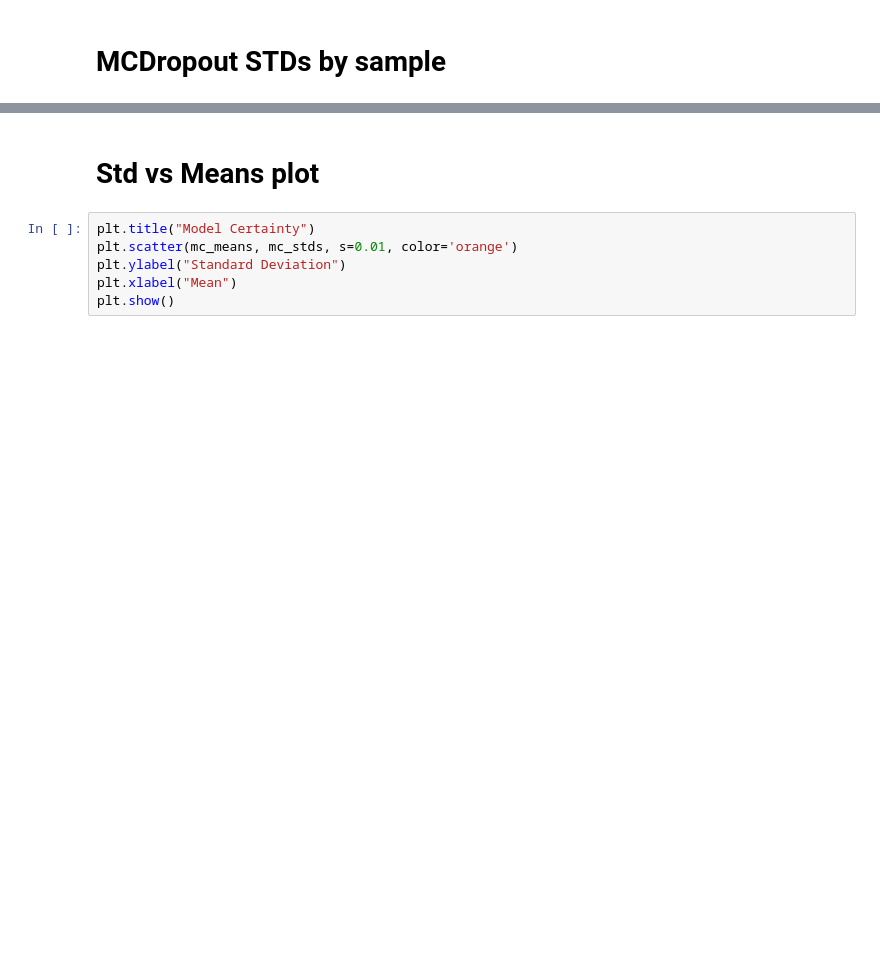
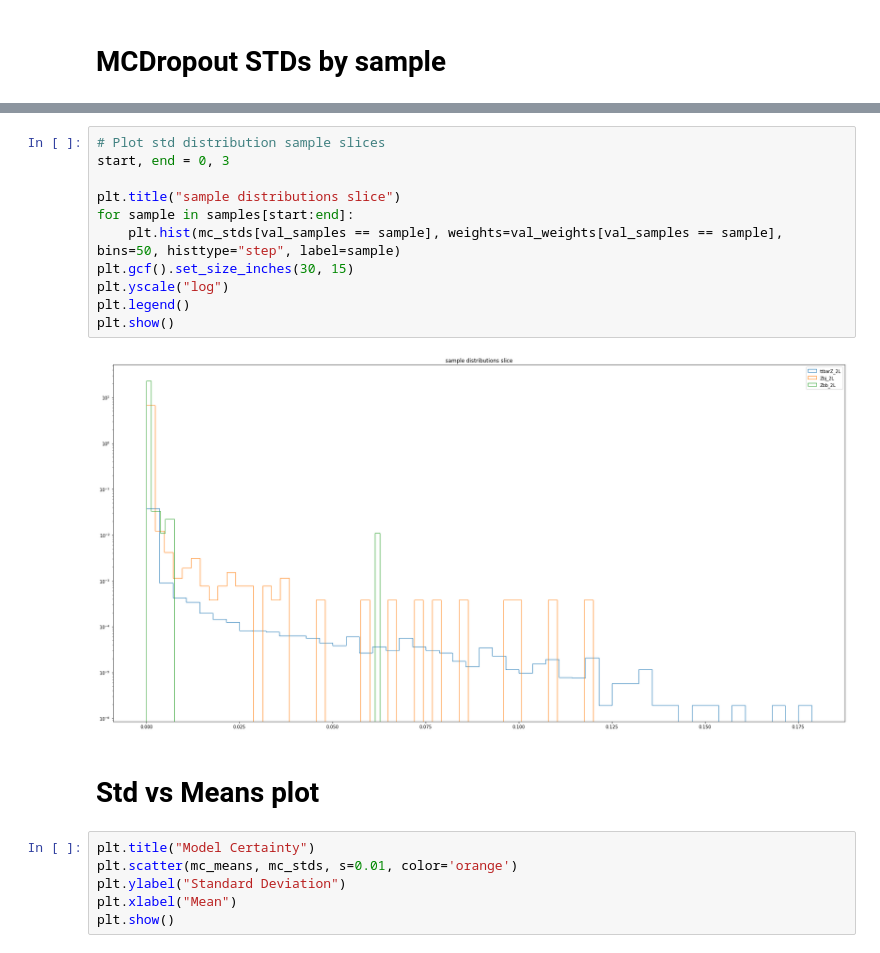
Before and after one commit to GilbertoCunha/LHC-VLQ-Classifier, a Jupyter notebook: VLQs/ModelEvaluation.ipynb, the cells around one changed output, grey strips where cells are left out. Saved outputs shown, nothing was run; the diff lists cells and outputs as text; blank space fills up the shorter version.

```diff
--- a/VLQs/ModelEvaluation.ipynb
+++ b/VLQs/ModelEvaluation.ipynb
@@ -180,3 +223,16 @@ plt.show()
+# %%
+# Plot std distribution sample slices
+start, end = 0, 3
+
+plt.title("sample distributions slice")
+for sample in samples[start:end]:
+    plt.hist(mc_stds[val_samples == sample], weights=val_weights[val_samples == sample], bins=50, histtype="step", label=sample)
+plt.gcf().set_size_inches(30, 15)
+plt.yscale("log")
+plt.legend()
+plt.show()
+# %% [output]
+[figure, added]
 # %% [markdown]
 # Std vs Means plot
 # %%
```
Also changed, not shown: parts of 18 cells of this notebook, 2 other files.
